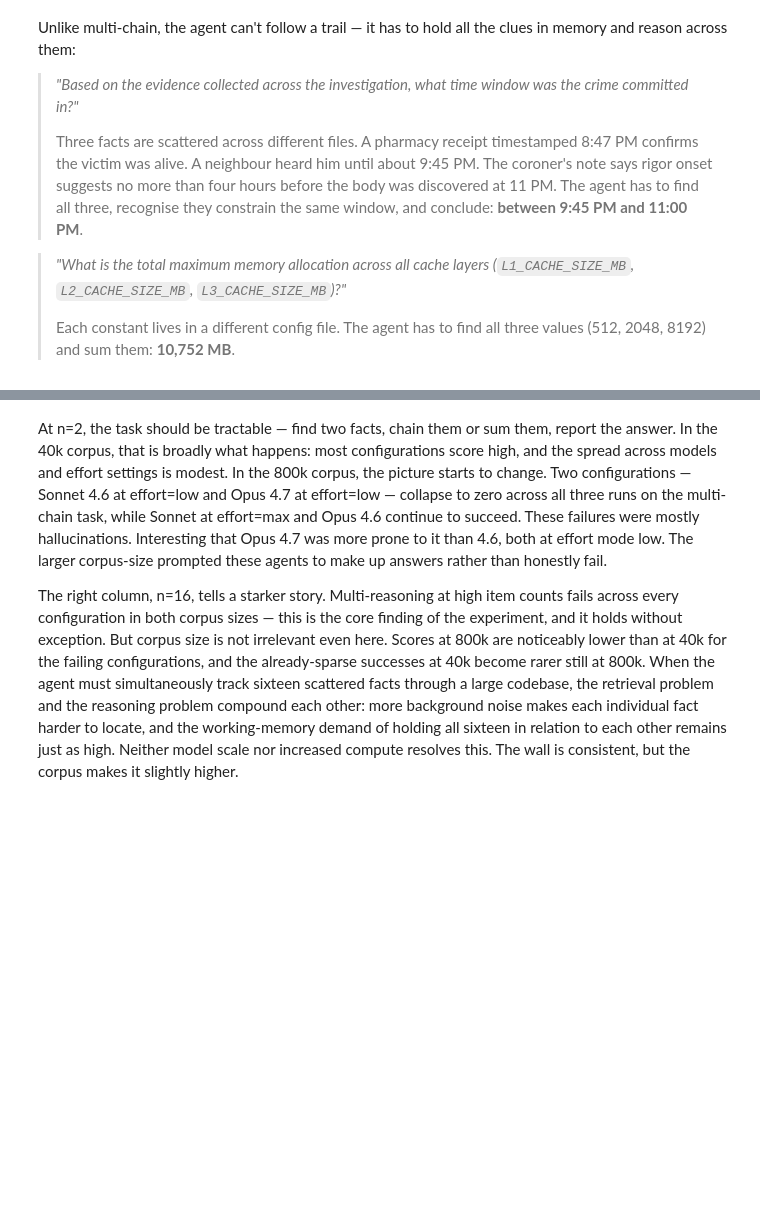
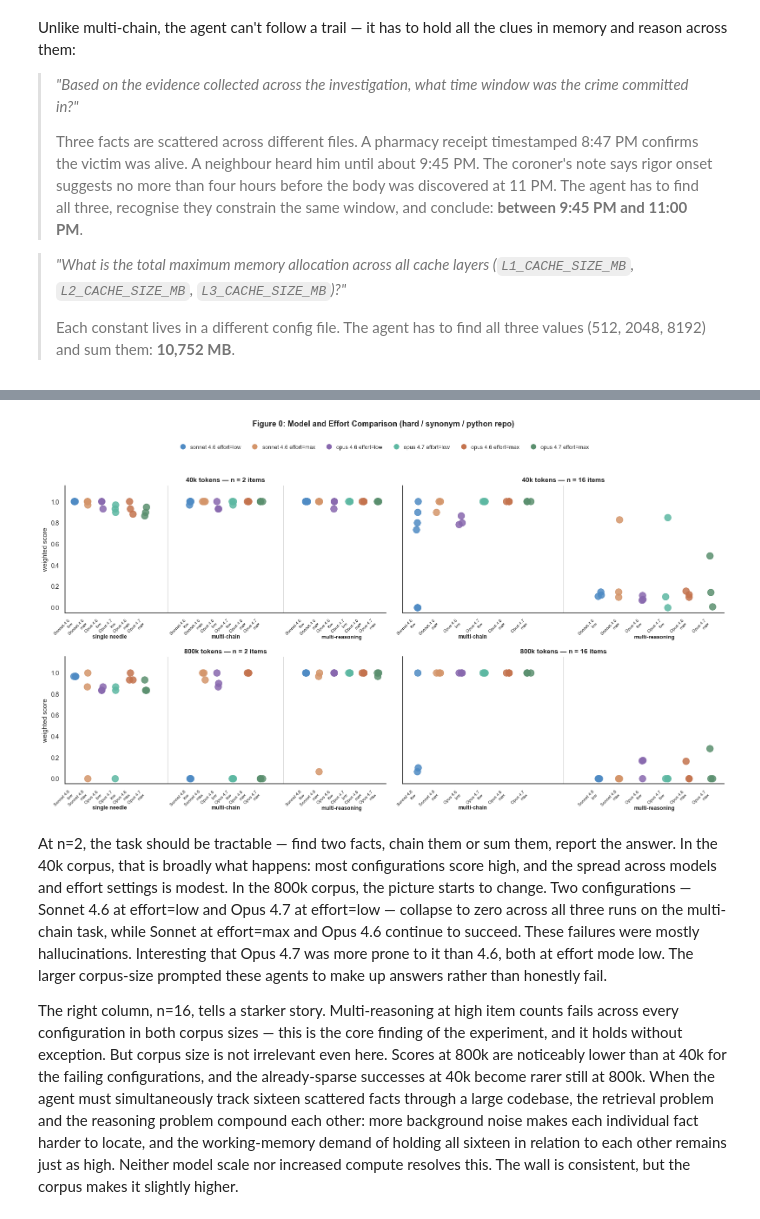
Before and after one commit to mehrabmodi1/agentic-retrieval, a Jupyter notebook: notebooks/full-sweep_sonnet-4-6_effort_low_20260409.ipynb, the cells around one changed output, grey strips where cells are left out. Cells and saved outputs as stored; diff of their text form; code cells hidden in the pictures; blank space fills up the shorter version.

```diff
--- a/notebooks/full-sweep_sonnet-4-6_effort_low_20260409.ipynb
+++ b/notebooks/full-sweep_sonnet-4-6_effort_low_20260409.ipynb
@@ -75,6 +82,8 @@ COMPARISON_BATCHES = {
     "sonnet 4.6\neffort=max": "hard-synonym-subset_sonnet-4-6_effort-max__20260413T103017",
     "opus 4.6\neffort=low": "hard-synonym-subset_opus-4-6_effort-low__20260413T112314",
     "opus 4.7\neffort=low": "hard-synonym-subset_opus-4-7_effort-low__20260418T055310",
+    "opus 4.6\neffort=max": "hard-synonym-subset_opus-4-6_effort-max__20260419T140322",
+    "opus 4.7\neffort=max": "hard-synonym-subset_opus-4-7_effort-max__20260419T133904",
 }
 
 CONFIG_COLORS = {
@@ -82,13 +91,17 @@ CONFIG_COLORS = {
     "sonnet 4.6\neffort=max": "#D4956A",
     "opus 4.6\neffort=low": "#8868AE",
     "opus 4.7\neffort=low": "#5DB8A2",
+    "opus 4.6\neffort=max": "#C4734E",
+    "opus 4.7\neffort=max": "#5A8F6E",
 }
 
 CONFIG_SHORT = {
     "sonnet 4.6\neffort=low": "Sonnet 4.6\nlow",
-    "sonnet 4.6\neffort=max": "Sonned 4.6\nmax",
+    "sonnet 4.6\neffort=max": "Sonnet 4.6\nmax",
     "opus 4.6\neffort=low": "Opus 4.6\nlow",
     "opus 4.7\neffort=low": "Opus 4.7\nlow",
+    "opus 4.6\neffort=max": "Opus 4.6\nmax",
+    "opus 4.7\neffort=max": "Opus 4.7\nmax",
 }
 
 CORPUS_SIZES = [40_000, 800_000]
@@ -139,12 +152,12 @@ exp_label_map = {
 }
 config_labels = list(COMPARISON_BATCHES.keys())
 n_configs = len(config_labels)
-group_spacing = 0.18   # offset between configs within a group
-group_gap = 1.0        # distance between experiment-type groups
+group_spacing = 0.16   # offset between configs within a group
+group_gap = 1.3        # distance between experiment-type groups
 dot_size = 120
 jitter_width = 0.04
 
-fig0, axes0 = plt.subplots(2, 2, figsize=(14, 9), sharey=True)
+fig0, axes0 = plt.subplots(2, 2, figsize=(16, 9), sharey=True)
 
 for row_idx, corpus_size in enumerate(CORPUS_SIZES):
     for col_idx, n_val in enumerate([2, 16]):
@@ -200,36 +213,43 @@ for row_idx, corpus_size in enumerate(CORPUS_SIZES):
         # Group labels (experiment type) above the tick area
         for et in panel_exp_types:
             gc = group_centers[et]
             ax.text(gc, -0.17, exp_label_map[et], ha="center", va="top",
                     fontsize=9, fontweight="bold", transform=ax.get_xaxis_transform())
 
         # Vertical separators between groups
         for i in range(1, n_groups):
             sep = (group_centers[panel_exp_types[i-1]] + group_centers[panel_exp_types[i]]) / 2
             ax.axvline(sep, color="0.85", linewidth=0.8, zorder=0)
 
         ax.set_xlim(
             group_centers[panel_exp_types[0]] - 0.5,
             group_centers[panel_exp_types[-1]] + 0.5,
         )
         ax.set_ylim(-0.05, 1.15)
         ax.set_title(f"{CORPUS_LABELS[corpus_size]} — n = {n_val} items", fontsize=11, fontweight="bold")
         ax.set_xlabel("")
         ax.set_ylabel("weighted score" if col_idx == 0 else "")
         sns.despine(ax=ax)
 
 # Legend (colour = config)
 from matplotlib.lines import Line2D
 handles = [
     Line2D([0], [0], marker="o", color="w", markerfacecolor=CONFIG_COLORS[cfg],
            markersize=10, label=cfg.replace("\n", " "))
     for cfg in config_labels
 ]
-axes0[0, 0].legend(handles=handles, fontsize=8, loc="lower right", frameon=False)
+fig0.legend(
+    handles=handles, ncol=len(config_labels),
+    loc="upper center", bbox_to_anchor=(0.5, 0.97),
+    fontsize=9, frameon=False, columnspacing=1.5, handletextpad=0.4,
+)
 
-fig0.suptitle("Figure 0: Model and Effort Comparison (hard / synonym / python repo)", fontsize=13, fontweight="bold", y=1.01)
-fig0.tight_layout()
+fig0.suptitle("Figure 0: Model and Effort Comparison (hard / synonym / python repo)",
+              fontsize=13, fontweight="bold", y=1.02)
+fig0.tight_layout(rect=[0, 0, 1, 0.93])
 plt.show()
+# %% [output]
+[figure, added]
 # %% [markdown]
 At n=2, the task should be tractable — find two facts, chain them or sum them, report the answer. In the 40k corpus, that is broadly what happens: most configurations score high, and the spread across models and effort settings is modest. In the 800k corpus, the picture starts to change. Two configurations — Sonnet 4.6 at effort=low and Opus 4.7 at effort=low — collapse to zero across all three runs on the multi-chain task, while Sonnet at effort=max and Opus 4.6 continue to succeed. These failures were mostly hallucinations. Interesting that Opus 4.7 was more prone to it than 4.6, both at effort mode low. The larger corpus-size prompted these agents to make up answers rather than honestly fail.
 
```
Also changed, not shown: parts of 3 cells of this notebook.
